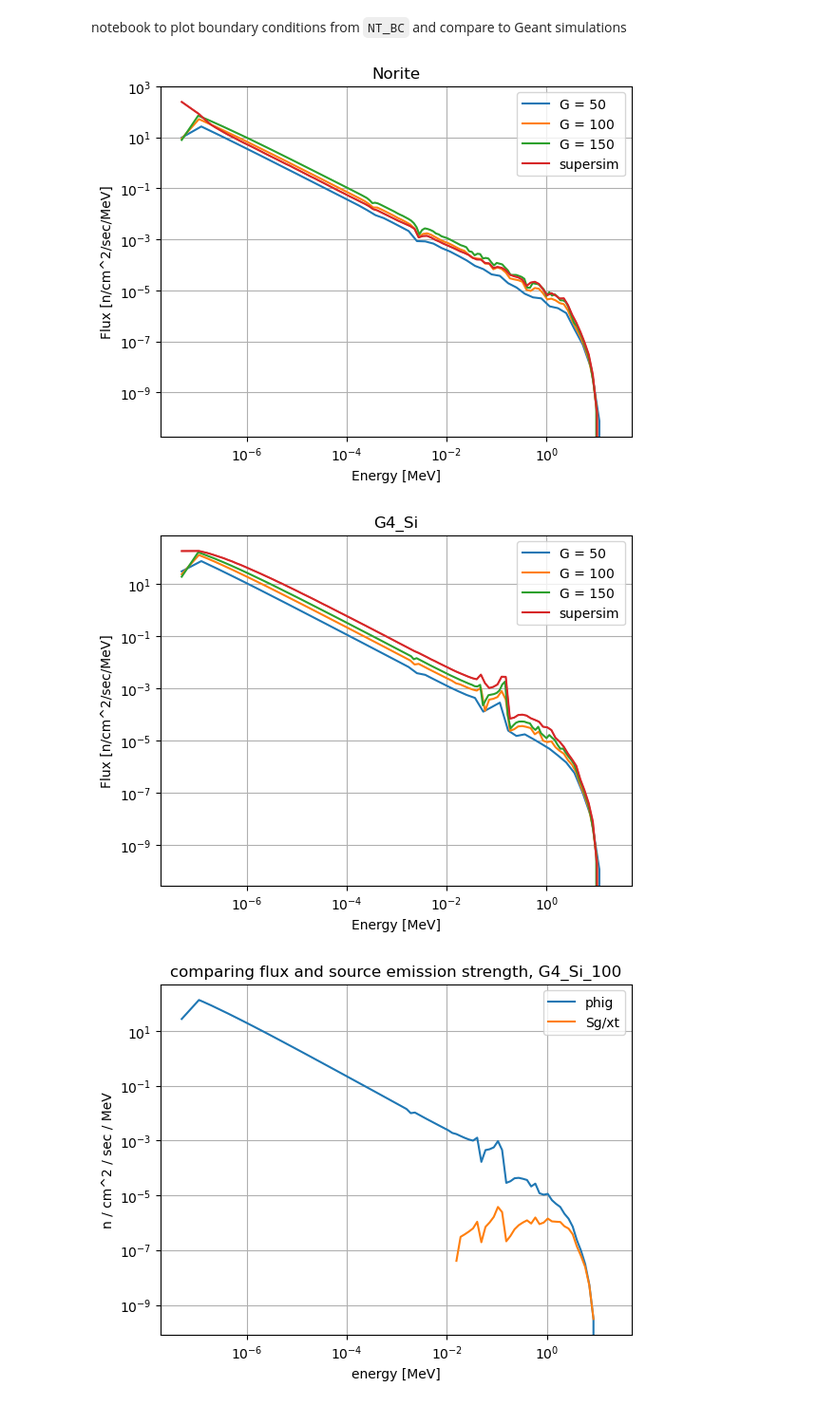
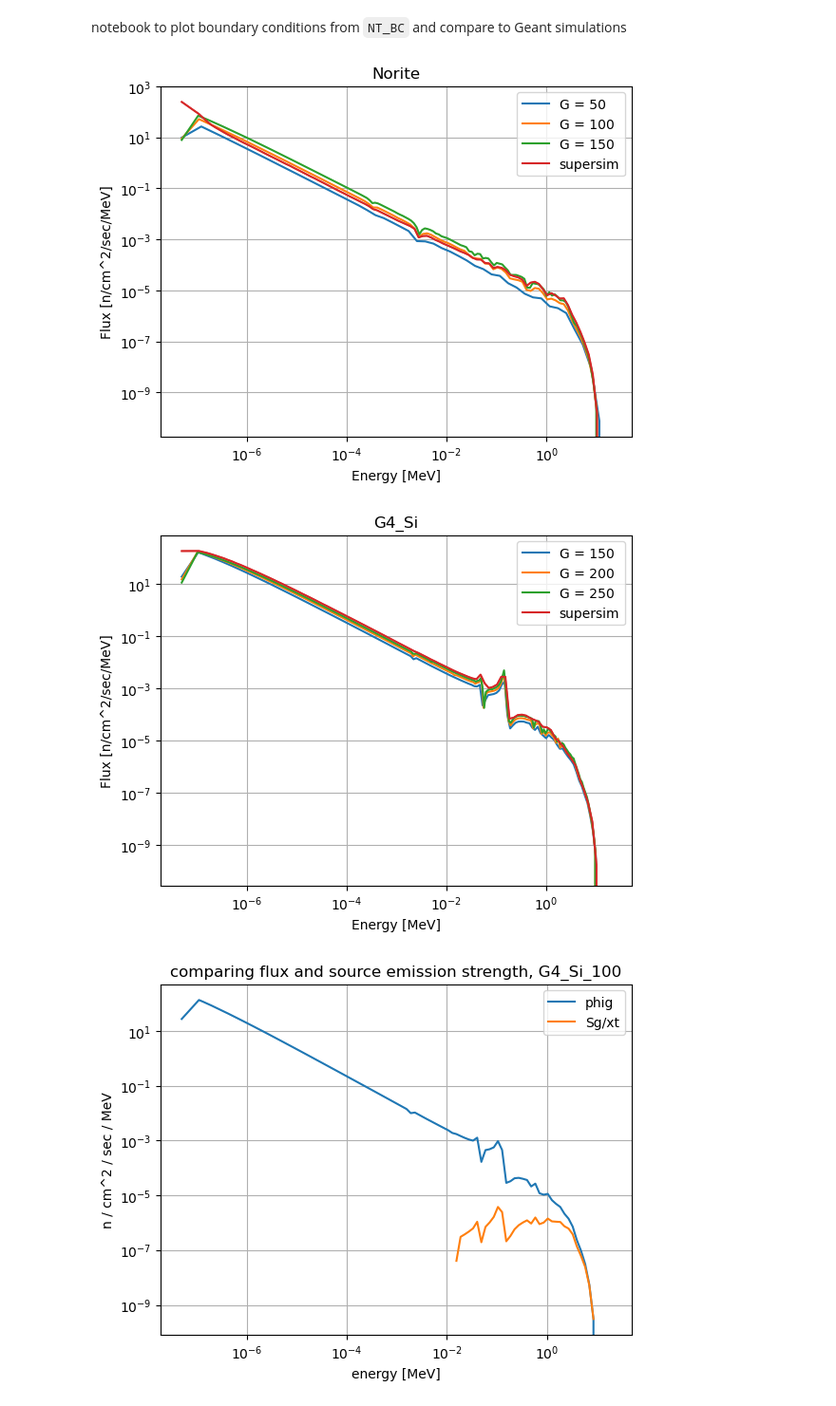
Before and after one commit to villano-lab/ntransporter, a Jupyter notebook: boundary_conditions/plotting_bc.ipynb, the cells around one changed output. Shown at 95% size. Saved outputs shown, nothing was run; the diff lists cells and outputs as text; code cells hidden in the pictures.

```diff
--- a/boundary_conditions/plotting_bc.ipynb
+++ b/boundary_conditions/plotting_bc.ipynb
@@ -19,34 +23,35 @@ for mat in ['Norite', 'G4_Si']:
     ss_dat = pd.read_csv(ss_data_file, sep = ' ', index_col = 0, names = ['Eg','phig', 'dphig'])
 
     gs_s = ss_dat.index
 
     plt.figure()
     plt.loglog()
     plt.grid()
     plt.xlabel('Energy [MeV]')
     plt.ylabel('Flux [n/cm^2/sec/MeV]')
     plt.title(mat)
 
     for G in [50, 100, 150]:
+        G += 100*(mat=='G4_Si')
         data_file = f'data/V1/data_{mat}_{G}_BC_V1.dat'
         dat = pd.read_csv(data_file, sep = ' ', index_col = 0, names = ['Eg','phig'])
 
         Eg = dat.Eg.values
         phig = dat.phig.values
         gs = dat.index
 
         plt.plot(*plottable_spectrum(Eg, phig), label = f'G = {G}')
 
     Eg_s, phig_s = plottable_spectrum(ss_dat.Eg.values, ss_dat.phig.values)
     _, dphig_s = plottable_spectrum(ss_dat.Eg.values, ss_dat.dphig.values)
     ss_plot = plt.plot(Eg_s, phig_s, label = 'supersim')
     plt.fill_between(Eg_s, phig_s - dphig_s, phig_s + dphig_s, alpha =  0.5, color = ss_plot[0].get_color())
     #plt.plot(Eg[:-1], (1e-11)/Eg[:-1], label = '1/E')
 
     plt.legend()
 # %% [output]
 [figure]
-[figure, old version]
+[figure, new version]
 # %%
 # compare flux and emission strength (group source/group total cross section)
 
```
Also changed, not shown: parts of 4 cells of this notebook.
